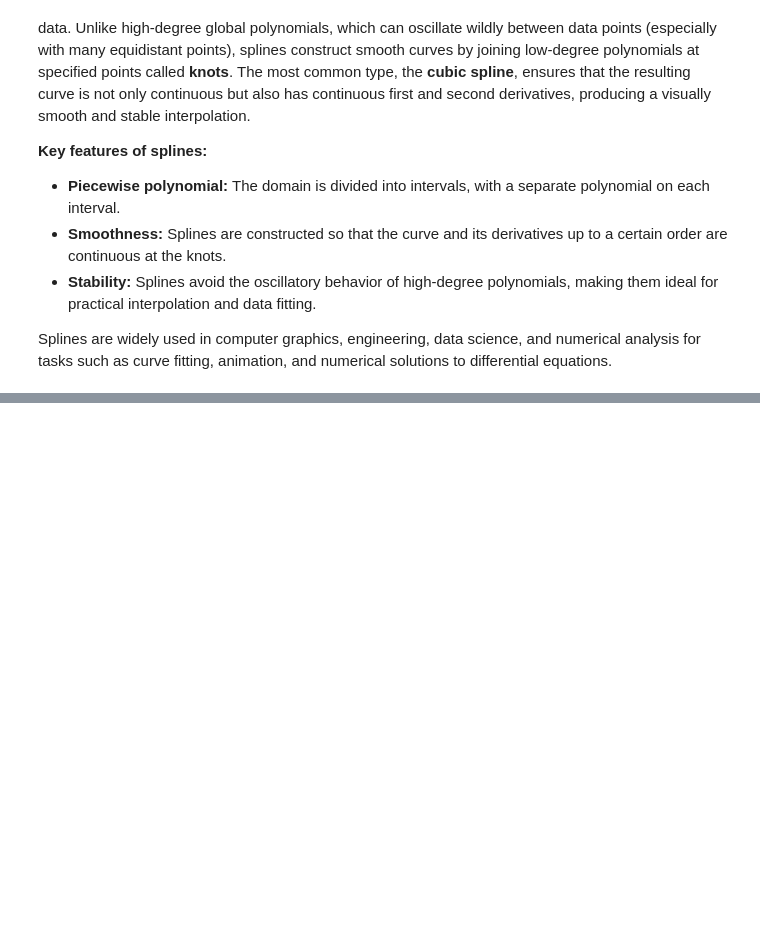
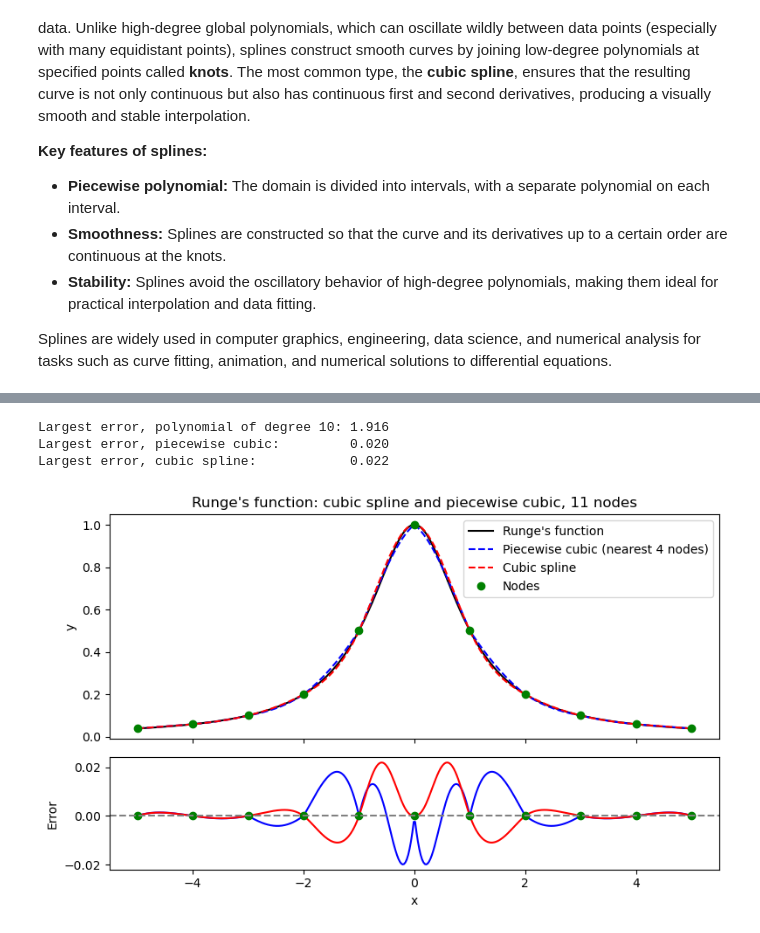
Before and after one commit to galendal/MAT160_H26, a Jupyter notebook: 10 interpolation.ipynb, the cells around one changed output, grey strips where cells are left out. Saved outputs shown, nothing was run; the diff lists cells and outputs as text; code cells hidden in the pictures; blank space fills up the shorter version.

```diff
--- a/10 interpolation.ipynb
+++ b/10 interpolation.ipynb
@@ -726,0 +813,41 @@ Splines are widely used in computer graphics, engineering, data science, and num
+# %%
+from scipy.interpolate import CubicSpline
+
+x_nodes = np.linspace(-5, 5, 11)
+y_nodes = runge(x_nodes)
+x_dense = np.linspace(-5, 5, 400)
+y_true = runge(x_dense)
+
+# Cubic spline through the nodes
+cs = CubicSpline(x_nodes, y_nodes)
+y_spline = cs(x_dense)
+# Piecewise cubic from the previous section: the 4 nearest nodes for each x
+y_piecewise, D = ddiff1(x_nodes, y_nodes, x_dense, max_degree=3)
+# One polynomial of degree 10 through all the nodes
+y_poly = lagrange_interpolating_polynomial(x_nodes, y_nodes)(x_dense)
+
+print(f"Largest error, polynomial of degree 10: {np.max(np.abs(y_poly - y_true)):.3f}")
+print(f"Largest error, piecewise cubic:         {np.max(np.abs(y_piecewise - y_true)):.3f}")
+print(f"Largest error, cubic spline:            {np.max(np.abs(y_spline - y_true)):.3f}")
+
+fig, (ax, ax_err) = plt.subplots(2, 1, figsize=(8, 5), sharex=True, height_ratios=[2, 1])
+ax.plot(x_dense, y_true, label="Runge's function", color='black')
+ax.plot(x_dense, y_piecewise, '--', label='Piecewise cubic (nearest 4 nodes)', color='blue')
+ax.plot(x_dense, y_spline, '--', label='Cubic spline', color='red')
+ax.plot(x_nodes, y_nodes, 'o', label='Nodes', color='green')
+ax.set_ylabel('y')
+ax.set_title("Runge's function: cubic spline and piecewise cubic, 11 nodes")
+ax.legend()
+ax_err.plot(x_dense, y_piecewise - y_true, color='blue')
+ax_err.plot(x_dense, y_spline - y_true, color='red')
+ax_err.plot(x_nodes, 0 * x_nodes, 'o', color='green')
+ax_err.axhline(0, color='gray', linestyle='--')
+ax_err.set_xlabel('x')
+ax_err.set_ylabel('Error')
+fig.tight_layout()
+plt.show()
+# %% [output]
+Largest error, polynomial of degree 10: 1.916
+Largest error, piecewise cubic:         0.020
+Largest error, cubic spline:            0.022
+[figure, added]
```
Also changed, not shown: parts of 15 cells of this notebook.
